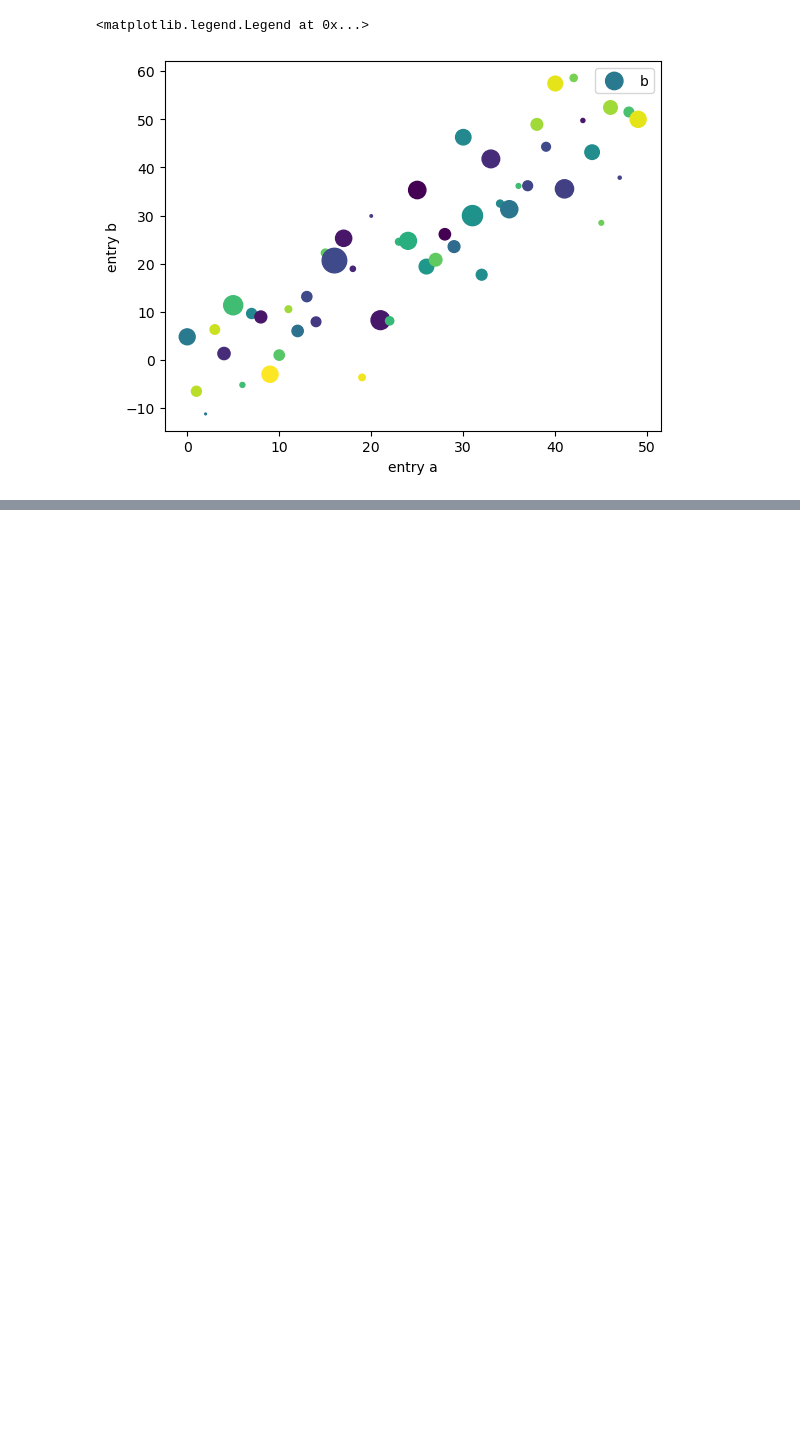
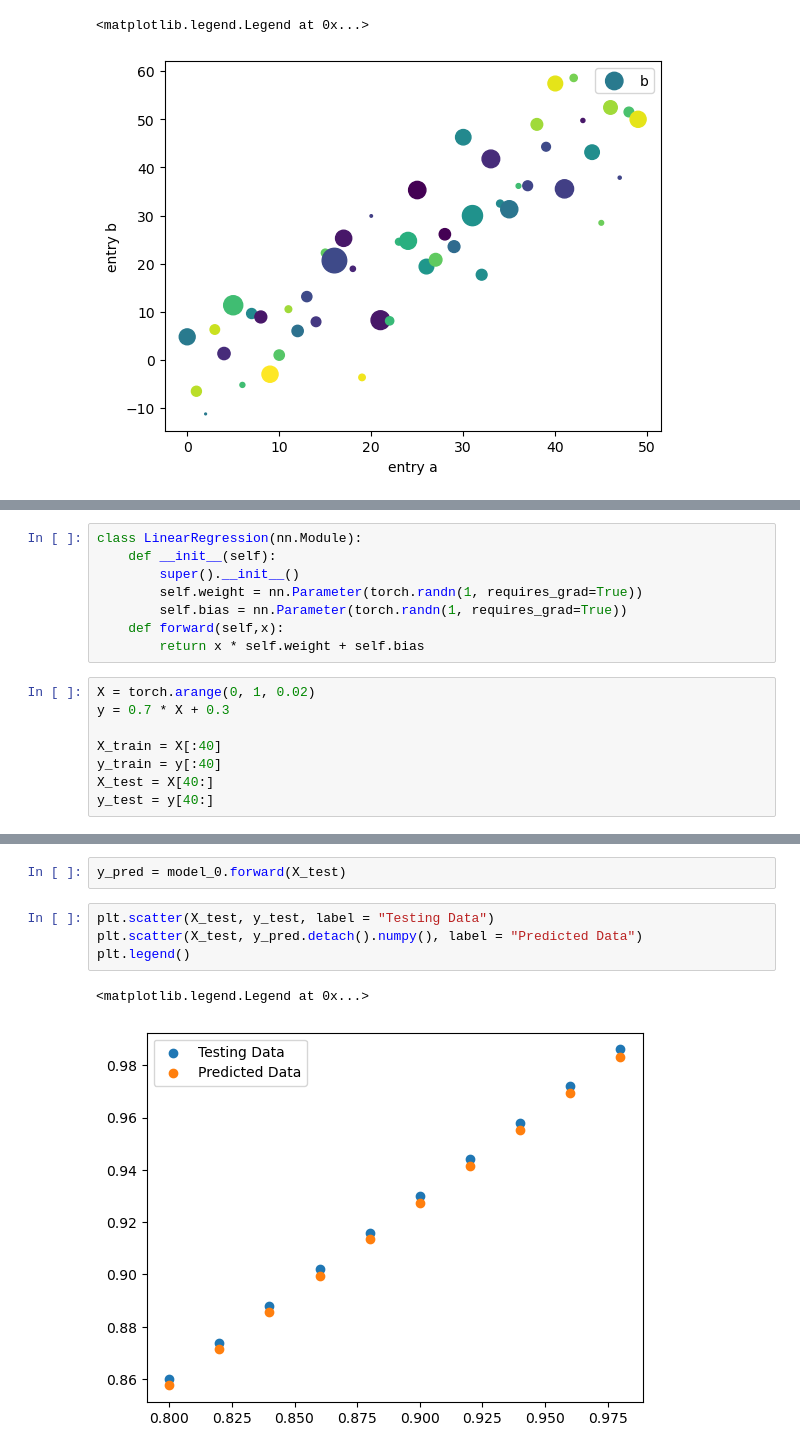
Before and after one commit to yinani24/ML-or-AI, a Jupyter notebook: trials.ipynb, the cells around one changed output, grey strips where cells are left out. Saved outputs shown, nothing was run; the diff lists cells and outputs as text; blank space fills up the shorter version.

```diff
--- a/trials.ipynb
+++ b/trials.ipynb
@@ -93,0 +97,16 @@ ax.legend()
+# %%
+class LinearRegression(nn.Module):
+    def __init__(self):
+        super().__init__()
+        self.weight = nn.Parameter(torch.randn(1, requires_grad=True))
+        self.bias = nn.Parameter(torch.randn(1, requires_grad=True))
+    def forward(self,x):
+        return x * self.weight + self.bias
+# %%
+X = torch.arange(0, 1, 0.02)
+y = 0.7 * X + 0.3
+
+X_train = X[:40]
+y_train = y[:40]
+X_test = X[40:]
+y_test = y[40:]
@@ -93,0 +173,9 @@ ax.legend()
+# %%
+y_pred = model_0.forward(X_test)
+# %%
+plt.scatter(X_test, y_test, label = "Testing Data")
+plt.scatter(X_test, y_pred.detach().numpy(), label = "Predicted Data")
+plt.legend()
+# %% [output]
+<matplotlib.legend.Legend at 0x...>
+[figure, added]
```
Also changed, not shown: parts of 8 cells of this notebook.
